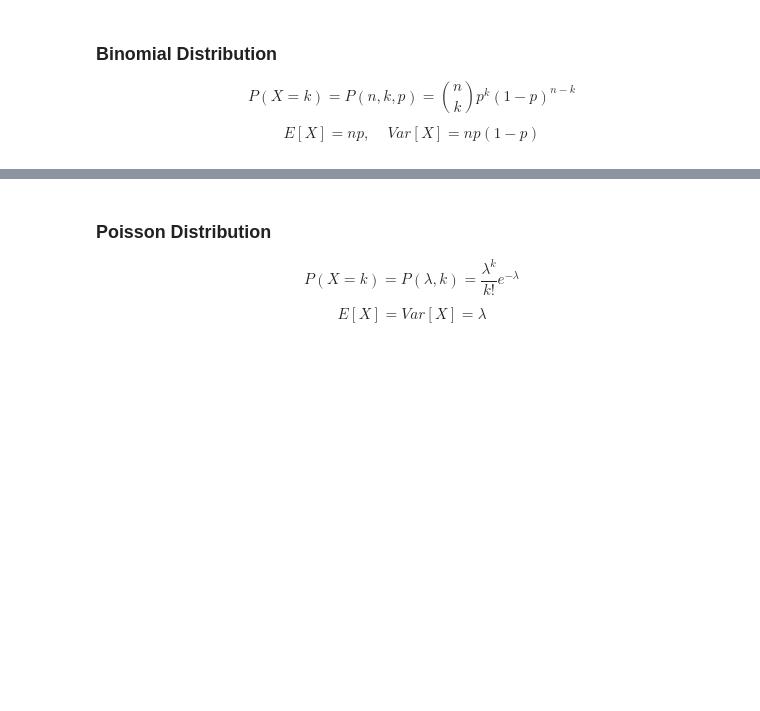
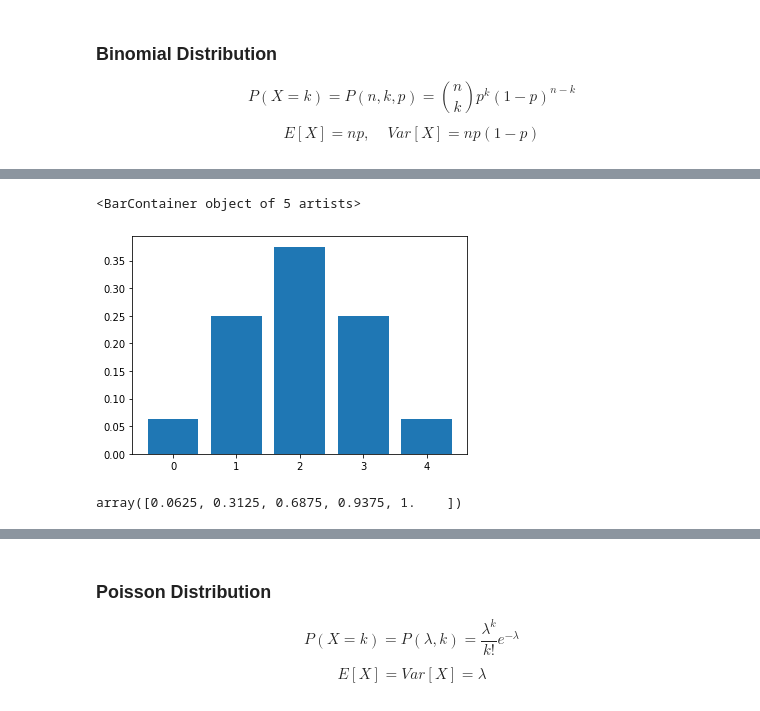
Before and after one commit to mvsantosdev/bayesian-methods-with-python, a Jupyter notebook: 1-Introduction.ipynb, the cells around one changed output, grey strips where cells are left out. Drawn from its saved outputs; the diff is of its cells as text; code cells hidden in the pictures; blank space fills up the shorter version.

```diff
--- a/1-Introduction.ipynb
+++ b/1-Introduction.ipynb
@@ -279,0 +362,11 @@ sample.mean(), sample.var()
+# %%
+plt.bar(x, PMF)
+# %% [output]
+<BarContainer object of 5 artists>
+[figure, added]
+# %%
+CDF = binom.cdf(x)
+
+CDF
+# %% [output]
+array([0.0625, 0.3125, 0.6875, 0.9375, 1.    ])
```
Also changed, not shown: parts of 117 cells of this notebook, 2 other files.
